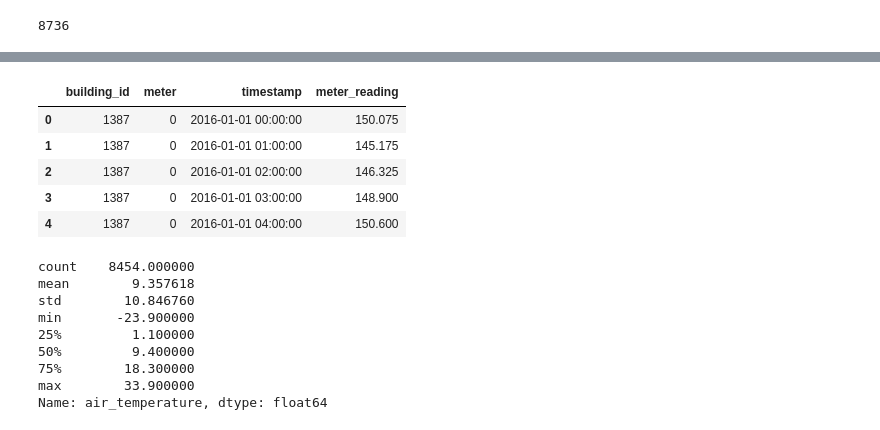
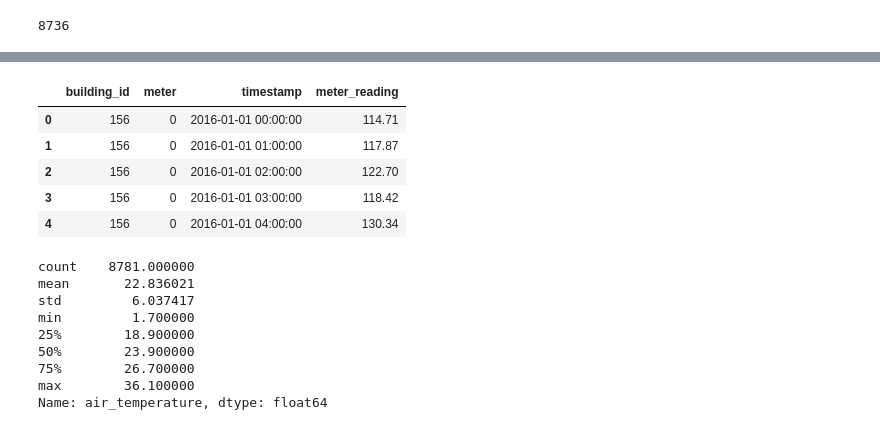
Before and after one commit to grantaguinaldo/ee-models, a Jupyter notebook: time-temp-week-model.ipynb, the cells around one changed output, grey strips where cells are left out. Drawn from its saved outputs; the diff is of its cells as text; code cells hidden in the pictures.

```diff
--- a/time-temp-week-model.ipynb
+++ b/time-temp-week-model.ipynb
@@ -161,10 +179,9 @@ len(feature_vector)
 # %% [output]
 8736
 # %%
-import pandas as pd
-file = '/Users/gta/Desktop/ee-project/ashrae-energy-prediction/train.csv'
-file2 = '/Users/gta/Desktop/ee-project/ashrae-energy-prediction/weather_train.csv'
-file3 = '/Users/gta/Desktop/ee-project/ashrae-energy-prediction/building_metadata.csv'
+file = '/Users/gta/Desktop/archive-002/ee-project/ashrae-energy-prediction/train.csv'
+file2 = '/Users/gta/Desktop/archive-002/ee-project/ashrae-energy-prediction/weather_train.csv'
+file3 = '/Users/gta/Desktop/archive-002/ee-project/ashrae-energy-prediction/building_metadata.csv'
 df = pd.read_csv(file)
 df_weather = pd.read_csv(file2)
 df3 = pd.read_csv(file3)
@@ -182,25 +247,25 @@ Name: 1387, dtype: object
 # %%
-df_building_1387_energy = df[(df['building_id'] == 1387) & (df['meter'] == 0)].reset_index(drop=True)
+df_building_1387_energy = df[(df['building_id'] == 156) & (df['meter'] == 0)].reset_index(drop=True)
 df_building_1387_energy.head()
 # %% [output]
 |  | building_id | meter | timestamp | meter_reading |
-| 0 | 1387 | 0 | 2016-01-01 00:00:00 | 150.075 |
-| 1 | 1387 | 0 | 2016-01-01 01:00:00 | 145.175 |
-| 2 | 1387 | 0 | 2016-01-01 02:00:00 | 146.325 |
-| 3 | 1387 | 0 | 2016-01-01 03:00:00 | 148.900 |
-| 4 | 1387 | 0 | 2016-01-01 04:00:00 | 150.600 |
+| 0 | 156 | 0 | 2016-01-01 00:00:00 | 114.71 |
+| 1 | 156 | 0 | 2016-01-01 01:00:00 | 117.87 |
+| 2 | 156 | 0 | 2016-01-01 02:00:00 | 122.70 |
+| 3 | 156 | 0 | 2016-01-01 03:00:00 | 118.42 |
+| 4 | 156 | 0 | 2016-01-01 04:00:00 | 130.34 |
 # %%
-df_building_1387_weather = df_weather[df_weather['site_id'] == 15].reset_index(drop=True)
+df_building_1387_weather = df_weather[df_weather['site_id'] == 0].reset_index(drop=True)
 df_building_1387_weather['air_temperature'].describe()
 # %% [output]
-count    8454.000000
-mean        9.357618
-std        10.846760
-min       -23.900000
-25%         1.100000
-50%         9.400000
-75%        18.300000
-max        33.900000
+count    8781.000000
+mean       22.836021
+std         6.037417
+min         1.700000
+25%        18.900000
+50%        23.900000
+75%        26.700000
+max        36.100000
 Name: air_temperature, dtype: float64
 # %%
 df_building_1387_weather.head()
```
Also changed, not shown: parts of 31 cells of this notebook.
